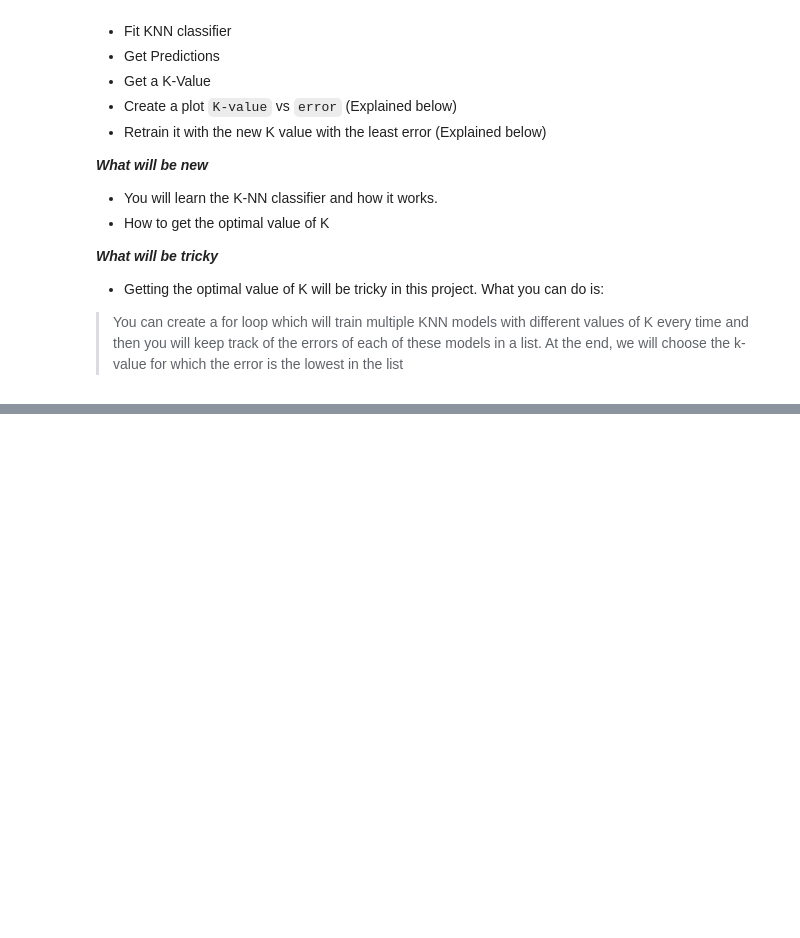
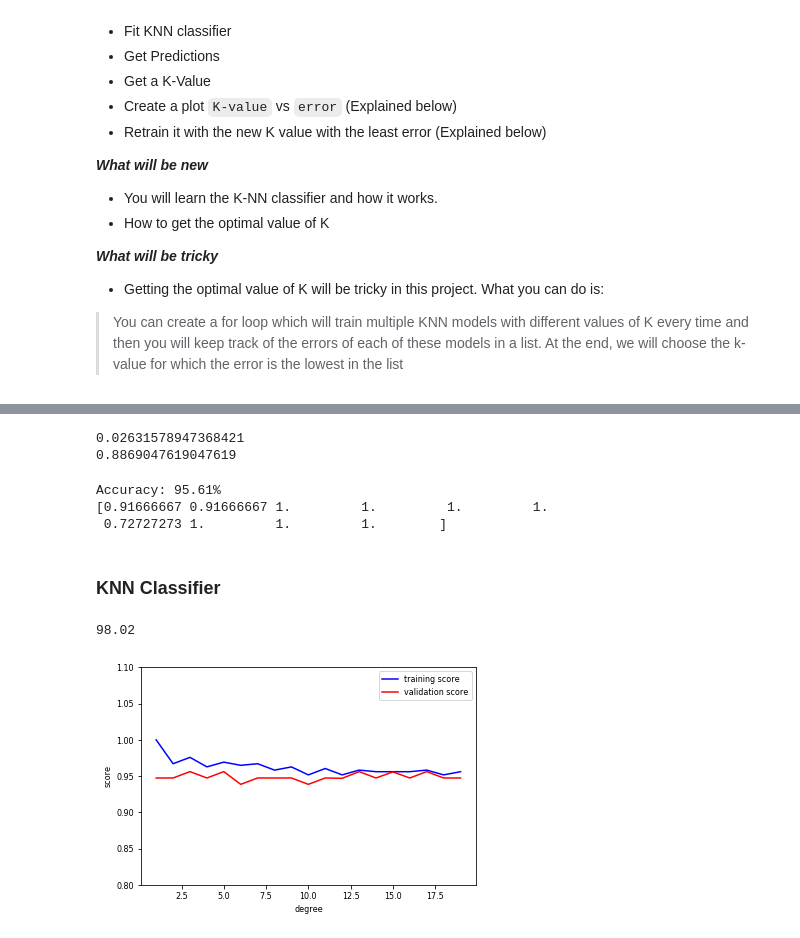
Before and after one commit to k21k/Python-Notes, a Jupyter notebook: Machine Learning/K-Nearest Neighbors/KNN.ipynb, the cells around one changed output, grey strips where cells are left out. Saved outputs shown, nothing was run; the diff lists cells and outputs as text; code cells hidden in the pictures; blank space fills up the shorter version.

```diff
--- a/Machine Learning/K-Nearest Neighbors/KNN.ipynb
+++ b/Machine Learning/K-Nearest Neighbors/KNN.ipynb
@@ -71,0 +139,11 @@ df.head()
+# %%
+# Standardise data
+
+dfX = df.drop(['diagnosis', 'perimeter_mean','area_mean','perimeter_se','area_se','perimeter_worst','area_worst', 'concavity_mean', 'concavity_se', 'concavity_worst'], axis=1)
+
+from sklearn import preprocessing
+stand_dfX = preprocessing.scale(dfX)   # what is the differentce with StandarScalar method?
+
+col_names = dfX.columns
+stand_dfX = pd.DataFrame(stand_dfX, columns = col_names)
+stand_dfX
@@ -71,0 +164,5 @@ df.head()
+# %%
+dfy = df['diagnosis']
+# %%
+X = stand_dfX
+y = dfy
@@ -71,0 +212,55 @@ df.head()
+# %%
+y_pred = logreg.predict(X_test)
+
+from sklearn import metrics
+
+MSE = metrics.mean_squared_error(y_test, y_pred)
+RSq = metrics.r2_score(y_test, y_pred)
+print(MSE)
+print(RSq)
+# %% [output]
+0.02631578947368421
+0.8869047619047619
+# %%
+from sklearn import model_selection
+import warnings
+warnings.filterwarnings("ignore")
+
+kfold = model_selection.KFold(n_splits=10, random_state=100)
+model_kfold = LogisticRegression()
+results_kfold = model_selection.cross_val_score(model_kfold, X_test, y_test, cv=kfold)
+
+print("Accuracy: %.2f%%" % (results_kfold.mean()*100.0))
+print(results_kfold)
+# %% [output]
+Accuracy: 95.61%
+[0.91666667 0.91666667 1.         1.         1.         1.
+ 0.72727273 1.         1.         1.        ]
+# %% [markdown]
+### KNN Classifier
+# %%
+from sklearn.neighbors import KNeighborsClassifier
+
+# KNN Classifier
+knn = KNeighborsClassifier(n_neighbors = 3)
+knn.fit(X_train, y_train)
+Y_pred = knn.predict(X_test)
+acc_knn = round(knn.score(X_train, y_train) * 100, 2)
+acc_knn
+# %% [output]
+98.02
+# %%
+# trying to assess the optimal n_neighbor value
+
+from sklearn.model_selection import validation_curve
+degree = np.arange(0, 20)
+train_score, val_score = validation_curve(KNeighborsClassifier(), X, y,'n_neighbors', degree, cv=5)
+
+plt.plot(degree, np.median(train_score, 1), color='blue', label='training score')
+plt.plot(degree, np.median(val_score, 1), color='red', label='validation score')
+plt.legend(loc='best')
+plt.ylim(0.8, 1.1)
+plt.xlabel('degree')
+plt.ylabel('score');
+# %% [output]
+[figure, added]
```
Also changed, not shown: parts of 18 cells of this notebook.
